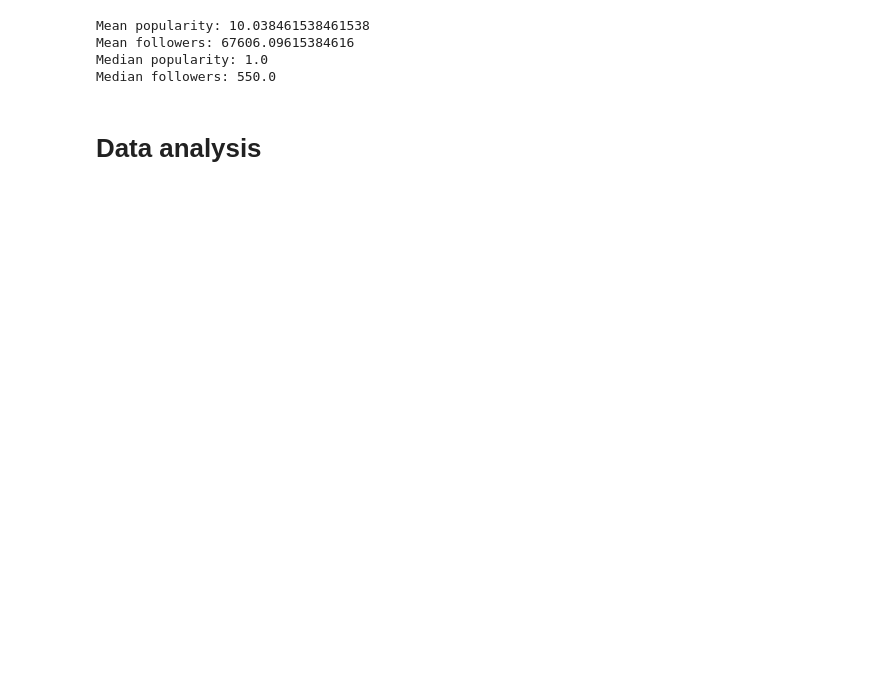
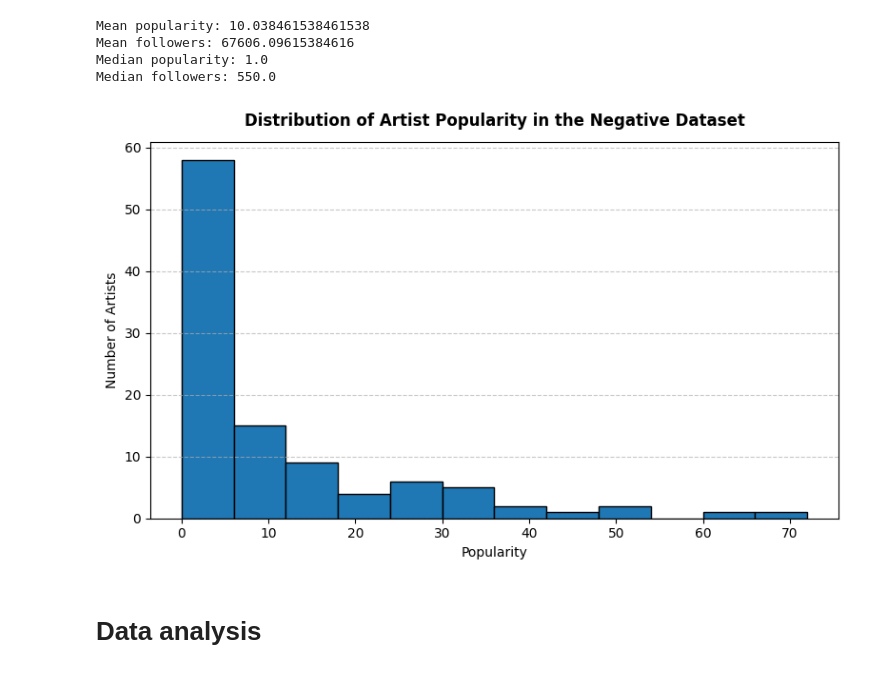
Before and after one commit to streamageddon/streamageddon.github.io, a Jupyter notebook: streamageddon.ipynb, the cells around one changed output. Cells and saved outputs as stored; diff of their text form; code cells hidden in the pictures; blank space fills up the shorter version.

```diff
--- a/streamageddon.ipynb
+++ b/streamageddon.ipynb
@@ -106,5 +106,16 @@ Mean popularity: 10.038461538461538
 Mean followers: 67606.09615384616
 Median popularity: 1.0
 Median followers: 550.0
+# %%
+plt.figure(figsize=(8,5))
+plt.hist(df["Popularity"], bins=12, edgecolor="black")
+plt.xlabel("Popularity")
+plt.ylabel("Number of Artists")
+plt.title("Distribution of Artist Popularity in the Negative Dataset", fontsize=12, weight="bold", pad=12)
+plt.tight_layout()
+plt.grid(axis="y", linestyle="--", alpha=0.7)
+plt.show()
+# %% [output]
+[figure, added]
 # %% [markdown]
 # Data analysis
```
Also changed, not shown: parts of 2 cells of this notebook.
